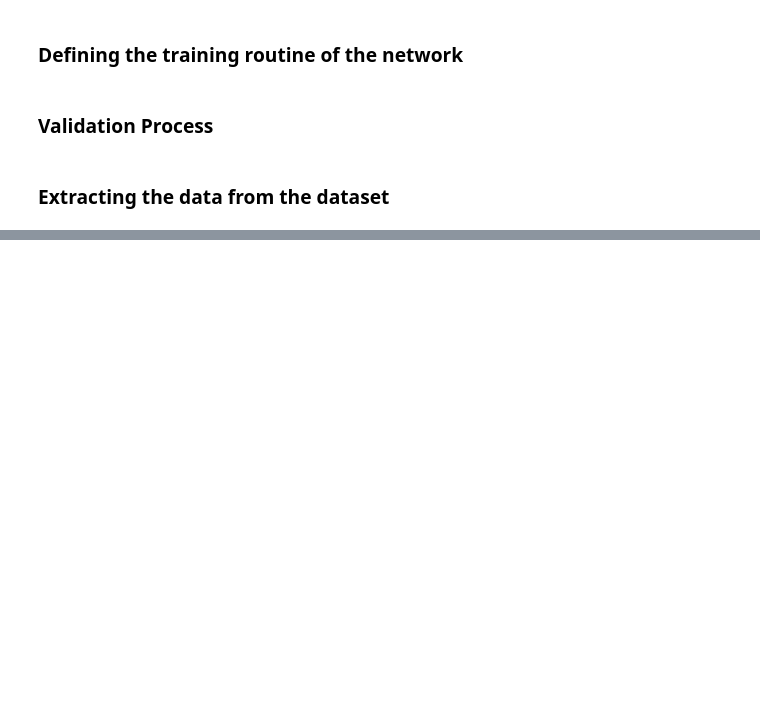
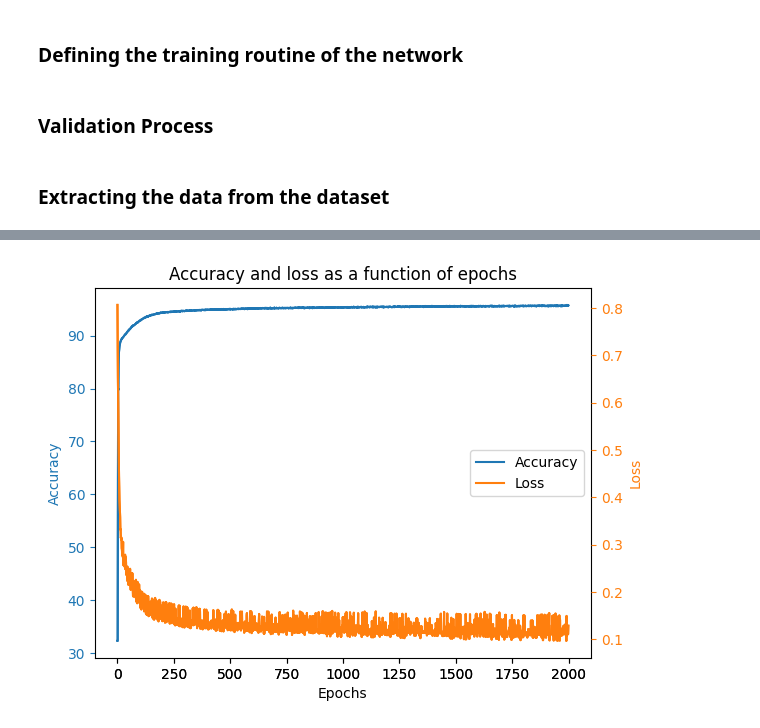
Before and after one commit to Cyrjl/Make-of-neural-network-with-numpy, a Jupyter notebook: Test_Final_NeuralNet.ipynb, the cells around one changed output, grey strips where cells are left out. Cells and saved outputs as stored; diff of their text form; code cells hidden in the pictures; blank space fills up the shorter version.

```diff
--- a/Test_Final_NeuralNet.ipynb
+++ b/Test_Final_NeuralNet.ipynb
@@ -414,0 +450,6 @@ plt.show()
+# %%
+NetCE_Loss_train_norm, NetCE_Acc_train_norm, NetCE_Actual_train_norm, NetCE_Pred_train_norm = train(NetCE_norm, inputs=norm_dataset1_train, targets=bin_labels_train,
+                                                                            loss=BinCrossEntropy(), iterator=BatchIterator(batch_size=batch_num), num_epochs=2000)
+
+NetCE_Loss_val_norm, NetCE_Acc_val_norm, NetCE_Actual_val_norm, NetCE_Pred_val_norm, NetCE_In_val_norm = validate(NetCE_norm, inputs=norm_dataset1_val, targets=bin_labels_val,
+                                                                       loss=BinCrossEntropy(), iterator=BatchIterator(batch_size=batch_num))
@@ -415 +474,26 @@ plt.show()
+# %%
+fig=plt.figure()
+ax1=fig.add_subplot(111, label='Accuracy')
+ax2=fig.add_subplot(111, label='Loss', frame_on=False)
+
+ax1.set_title('Accuracy and loss as a function of epochs')
+
+ax1.plot(NetCE_Acc_train_norm, color="C0")
+ax1.set_xlabel('Epochs')
+ax1.set_ylabel('Accuracy', color="C0")
+ax1.tick_params(axis='y', colors="C0")
+
+ax2.plot(NetCE_Loss_train_norm, color="C1")
+ax2.set_ylabel('Loss', color="C1")
+ax2.yaxis.set_label_position('right')
+ax2.yaxis.tick_right()
+ax2.tick_params(axis='y', colors="C1")
+
+l1,=ax1.plot(NetCE_Acc_train_norm, color="C0")
+l2,=ax2.plot(NetCE_Loss_train_norm, color="C1")
+plt.legend([l1, l2], ["Accuracy", "Loss"], loc = "center right")
+
+plt.show()
+# %% [output]
+[figure, added]
 # %%
```
Also changed, not shown: parts of 17 cells of this notebook, 2 other files.
